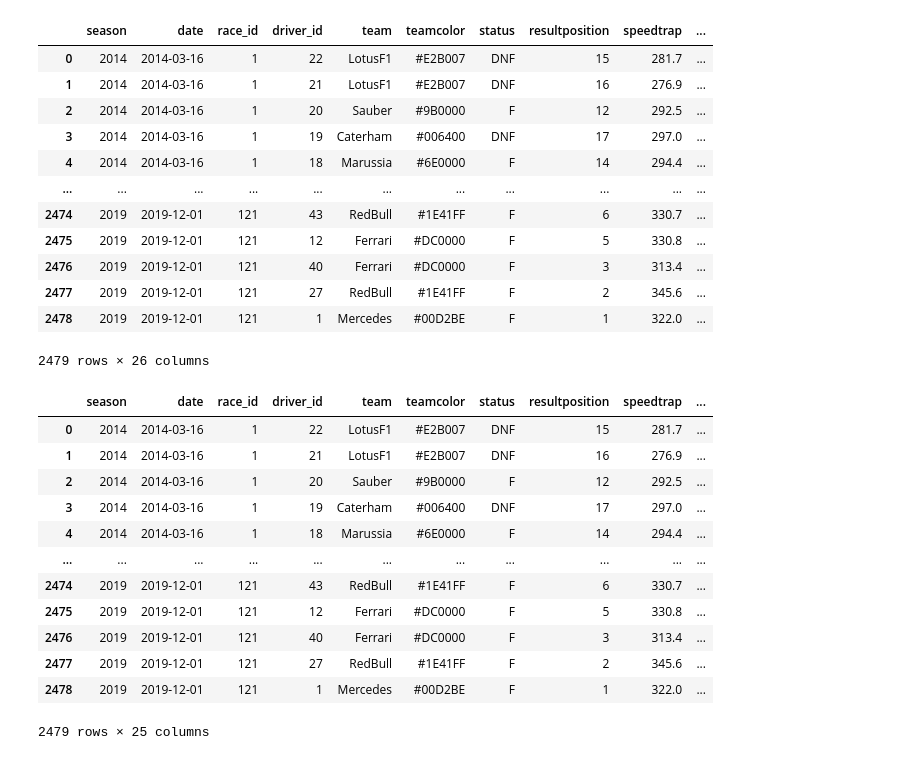
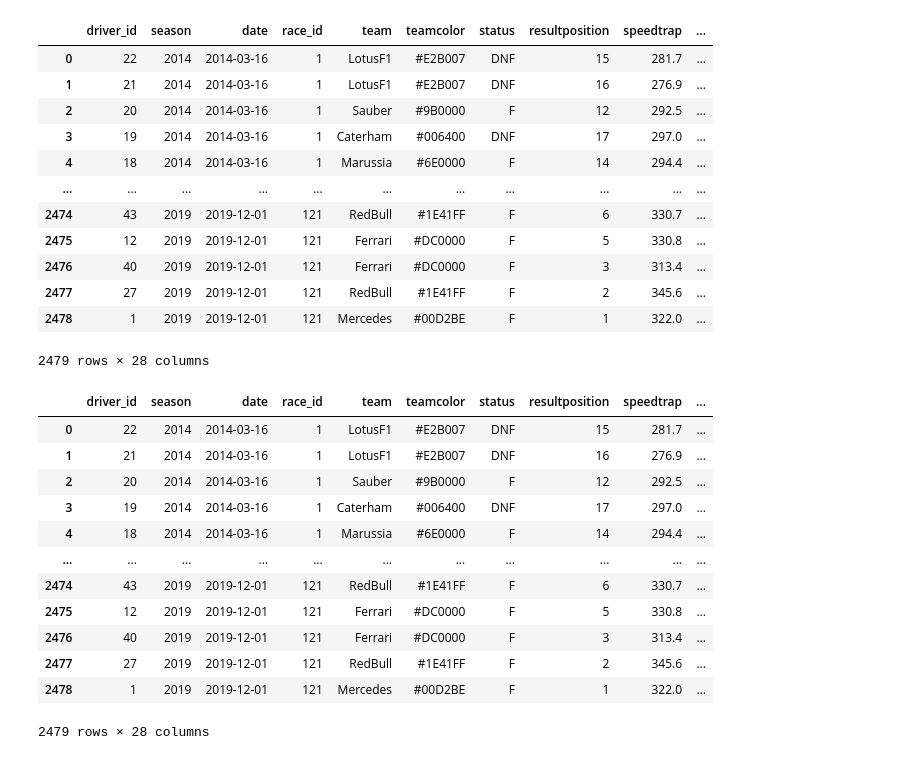
Before and after one commit to 31573/Dr.John, a Jupyter notebook: jupyter_notebooks/race_location_weather_to_json.ipynb, the cells around one changed output. Saved outputs shown, nothing was run; the diff lists cells and outputs as text; code cells hidden in the pictures.

```diff
--- a/jupyter_notebooks/race_location_weather_to_json.ipynb
+++ b/jupyter_notebooks/race_location_weather_to_json.ipynb
@@ -11,22 +11,22 @@ import json
 [interactive output not drawn]
 # %%
 # Store filepath in a variable
-race_location_weather_path = "data/race_location_weather.csv"
+race_loc_wea_ret_path = "../data/race_loc_wea_ret.csv"
 # %%
 # Read our data file with the Pandas library
-race_location_weather_df = pd.read_csv(race_location_weather_path)
-race_location_weather_df
+race_loc_wea_ret_df = pd.read_csv(race_loc_wea_ret_path)
+race_loc_wea_ret_df
 # %% [output]
-|  | season | date | race_id | driver_id | team | teamcolor | status | resultposition | speedtrap | ... |
-| 0 | 2014 | 2014-03-16 | 1 | 22 | LotusF1 | #E2B007 | DNF | 15 | 281.7 | ... |
-| 1 | 2014 | 2014-03-16 | 1 | 21 | LotusF1 | #E2B007 | DNF | 16 | 276.9 | ... |
-| 2 | 2014 | 2014-03-16 | 1 | 20 | Sauber | #9B0000 | F | 12 | 292.5 | ... |
-| 3 | 2014 | 2014-03-16 | 1 | 19 | Caterham | #006400 | DNF | 17 | 297.0 | ... |
-| 4 | 2014 | 2014-03-16 | 1 | 18 | Marussia | #6E0000 | F | 14 | 294.4 | ... |
+|  | driver_id | season | date | race_id | team | teamcolor | status | resultposition | speedtrap | ... |
+| 0 | 22 | 2014 | 2014-03-16 | 1 | LotusF1 | #E2B007 | DNF | 15 | 281.7 | ... |
+| 1 | 21 | 2014 | 2014-03-16 | 1 | LotusF1 | #E2B007 | DNF | 16 | 276.9 | ... |
+| 2 | 20 | 2014 | 2014-03-16 | 1 | Sauber | #9B0000 | F | 12 | 292.5 | ... |
+| 3 | 19 | 2014 | 2014-03-16 | 1 | Caterham | #006400 | DNF | 17 | 297.0 | ... |
+| 4 | 18 | 2014 | 2014-03-16 | 1 | Marussia | #6E0000 | F | 14 | 294.4 | ... |
 | ... | ... | ... | ... | ... | ... | ... | ... | ... | ... | ... |
-| 2474 | 2019 | 2019-12-01 | 121 | 43 | RedBull | #1E41FF | F | 6 | 330.7 | ... |
-| 2475 | 2019 | 2019-12-01 | 121 | 12 | Ferrari | #DC0000 | F | 5 | 330.8 | ... |
-| 2476 | 2019 | 2019-12-01 | 121 | 40 | Ferrari | #DC0000 | F | 3 | 313.4 | ... |
-| 2477 | 2019 | 2019-12-01 | 121 | 27 | RedBull | #1E41FF | F | 2 | 345.6 | ... |
-| 2478 | 2019 | 2019-12-01 | 121 | 1 | Mercedes | #00D2BE | F | 1 | 322.0 | ... |
+| 2474 | 43 | 2019 | 2019-12-01 | 121 | RedBull | #1E41FF | F | 6 | 330.7 | ... |
+| 2475 | 12 | 2019 | 2019-12-01 | 121 | Ferrari | #DC0000 | F | 5 | 330.8 | ... |
+| 2476 | 40 | 2019 | 2019-12-01 | 121 | Ferrari | #DC0000 | F | 3 | 313.4 | ... |
+| 2477 | 27 | 2019 | 2019-12-01 | 121 | RedBull | #1E41FF | F | 2 | 345.6 | ... |
+| 2478 | 1 | 2019 | 2019-12-01 | 121 | Mercedes | #00D2BE | F | 1 | 322.0 | ... |
-2479 rows × 26 columns
+2479 rows × 28 columns
@@ -37,16 +35,16 @@ race_location_weather_df = race_location_weather_df.fillna('null')
 # %%
-race_location_weather_df
+race_loc_wea_ret_df
 # %% [output]
-|  | season | date | race_id | driver_id | team | teamcolor | status | resultposition | speedtrap | ... |
-| 0 | 2014 | 2014-03-16 | 1 | 22 | LotusF1 | #E2B007 | DNF | 15 | 281.7 | ... |
-| 1 | 2014 | 2014-03-16 | 1 | 21 | LotusF1 | #E2B007 | DNF | 16 | 276.9 | ... |
-| 2 | 2014 | 2014-03-16 | 1 | 20 | Sauber | #9B0000 | F | 12 | 292.5 | ... |
-| 3 | 2014 | 2014-03-16 | 1 | 19 | Caterham | #006400 | DNF | 17 | 297.0 | ... |
-| 4 | 2014 | 2014-03-16 | 1 | 18 | Marussia | #6E0000 | F | 14 | 294.4 | ... |
+|  | driver_id | season | date | race_id | team | teamcolor | status | resultposition | speedtrap | ... |
+| 0 | 22 | 2014 | 2014-03-16 | 1 | LotusF1 | #E2B007 | DNF | 15 | 281.7 | ... |
+| 1 | 21 | 2014 | 2014-03-16 | 1 | LotusF1 | #E2B007 | DNF | 16 | 276.9 | ... |
+| 2 | 20 | 2014 | 2014-03-16 | 1 | Sauber | #9B0000 | F | 12 | 292.5 | ... |
+| 3 | 19 | 2014 | 2014-03-16 | 1 | Caterham | #006400 | DNF | 17 | 297.0 | ... |
+| 4 | 18 | 2014 | 2014-03-16 | 1 | Marussia | #6E0000 | F | 14 | 294.4 | ... |
 | ... | ... | ... | ... | ... | ... | ... | ... | ... | ... | ... |
-| 2474 | 2019 | 2019-12-01 | 121 | 43 | RedBull | #1E41FF | F | 6 | 330.7 | ... |
-| 2475 | 2019 | 2019-12-01 | 121 | 12 | Ferrari | #DC0000 | F | 5 | 330.8 | ... |
-| 2476 | 2019 | 2019-12-01 | 121 | 40 | Ferrari | #DC0000 | F | 3 | 313.4 | ... |
-| 2477 | 2019 | 2019-12-01 | 121 | 27 | RedBull | #1E41FF | F | 2 | 345.6 | ... |
-| 2478 | 2019 | 2019-12-01 | 121 | 1 | Mercedes | #00D2BE | F | 1 | 322.0 | ... |
+| 2474 | 43 | 2019 | 2019-12-01 | 121 | RedBull | #1E41FF | F | 6 | 330.7 | ... |
+| 2475 | 12 | 2019 | 2019-12-01 | 121 | Ferrari | #DC0000 | F | 5 | 330.8 | ... |
+| 2476 | 40 | 2019 | 2019-12-01 | 121 | Ferrari | #DC0000 | F | 3 | 313.4 | ... |
+| 2477 | 27 | 2019 | 2019-12-01 | 121 | RedBull | #1E41FF | F | 2 | 345.6 | ... |
+| 2478 | 1 | 2019 | 2019-12-01 | 121 | Mercedes | #00D2BE | F | 1 | 322.0 | ... |
-2479 rows × 25 columns
+2479 rows × 28 columns
```
Also changed, not shown: parts of 8 cells of this notebook, 4 other files.
